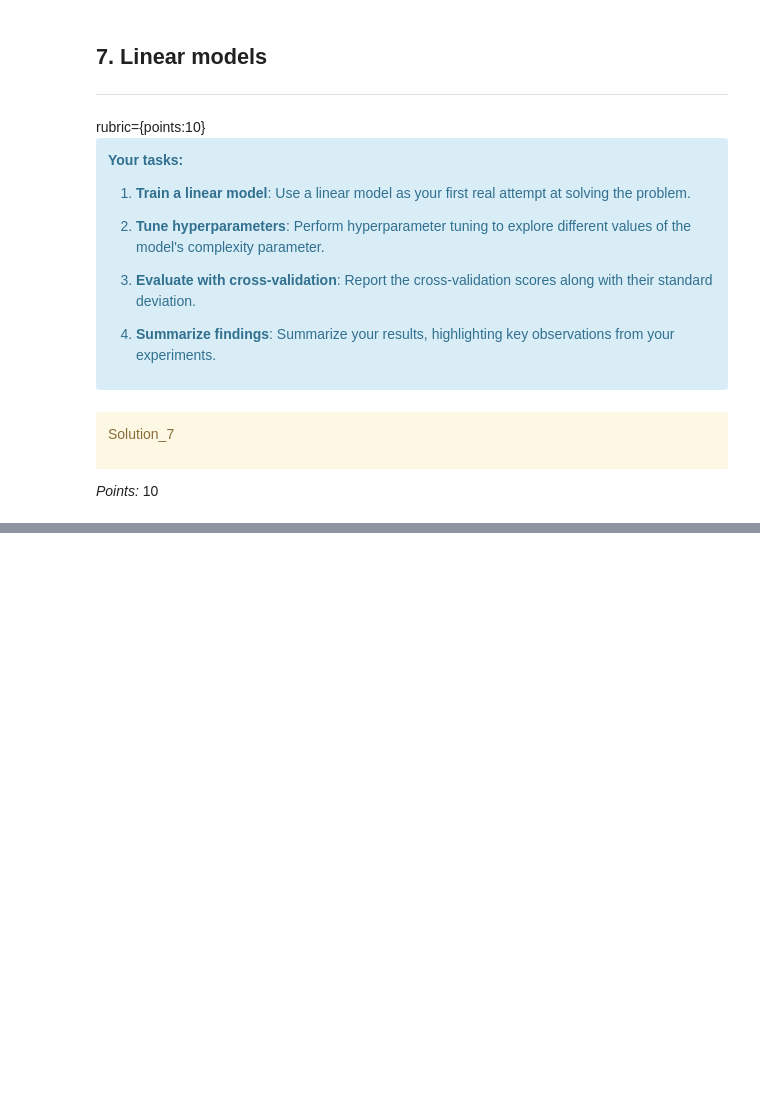
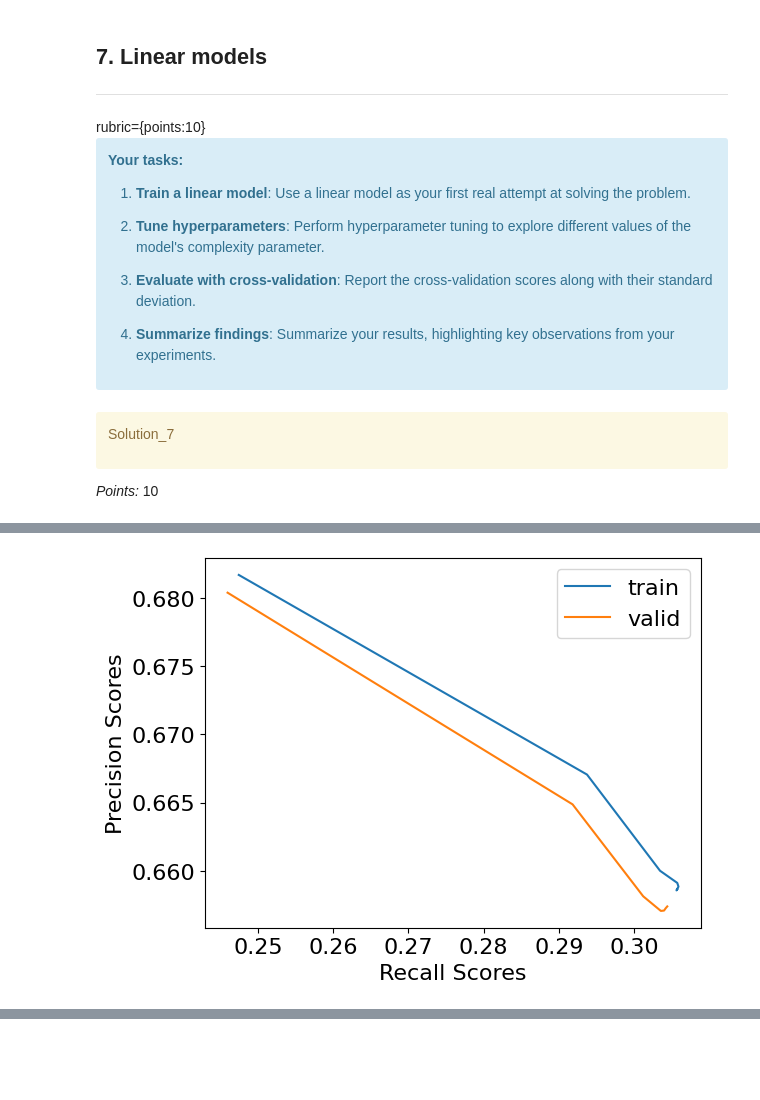
Before and after one commit to angshe/330hw5, a Jupyter notebook: hw5.ipynb, the cells around one changed output, grey strips where cells are left out. Drawn from its saved outputs; the diff is of its cells as text; code cells hidden in the pictures; blank space fills up the shorter version.

```diff
--- a/hw5.ipynb
+++ b/hw5.ipynb
@@ -594,0 +696,9 @@ Ellipsis
+# %%
+plt.plot(rec_train_scores, prec_train_scores, label="train")
+plt.plot(rec_cv_scores, prec_cv_scores, label="valid")
+
+plt.legend()
+plt.xlabel("Recall Scores")
+plt.ylabel("Precision Scores");
+# %% [output]
+[figure, added]
```
Also changed, not shown: parts of 23 cells of this notebook, 1 other file.
